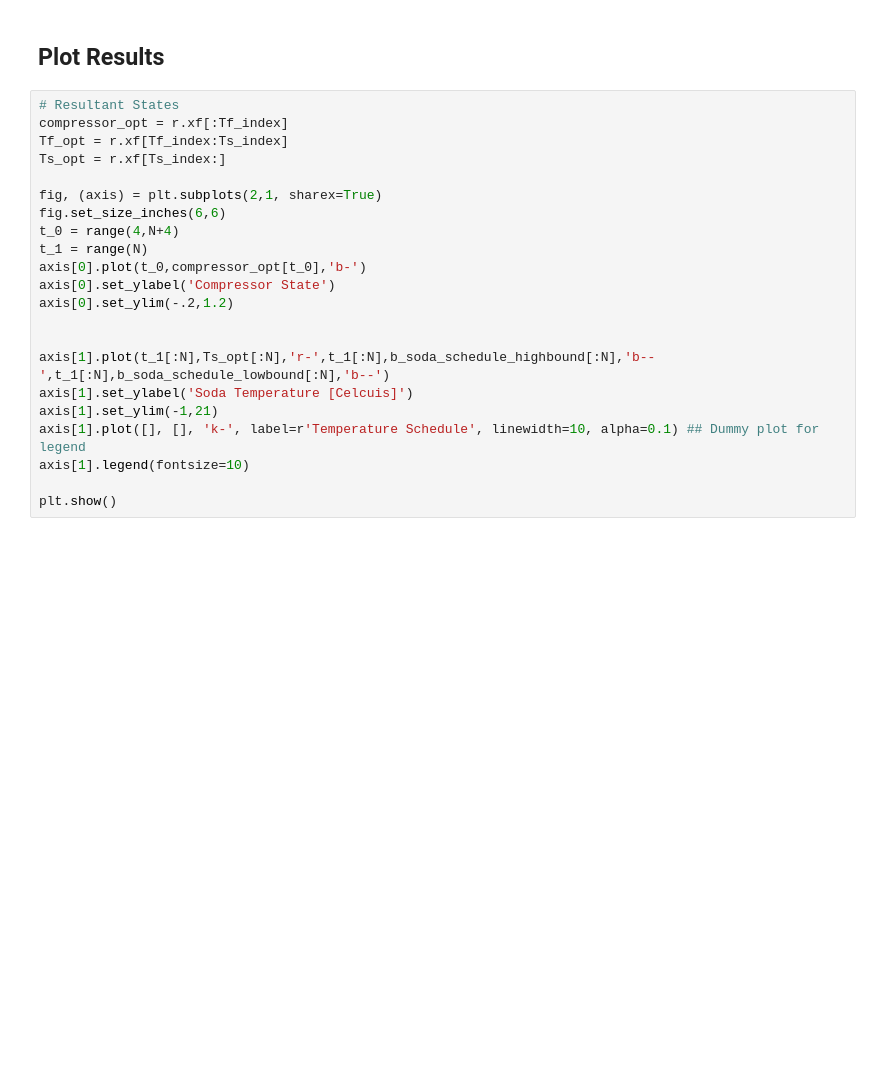
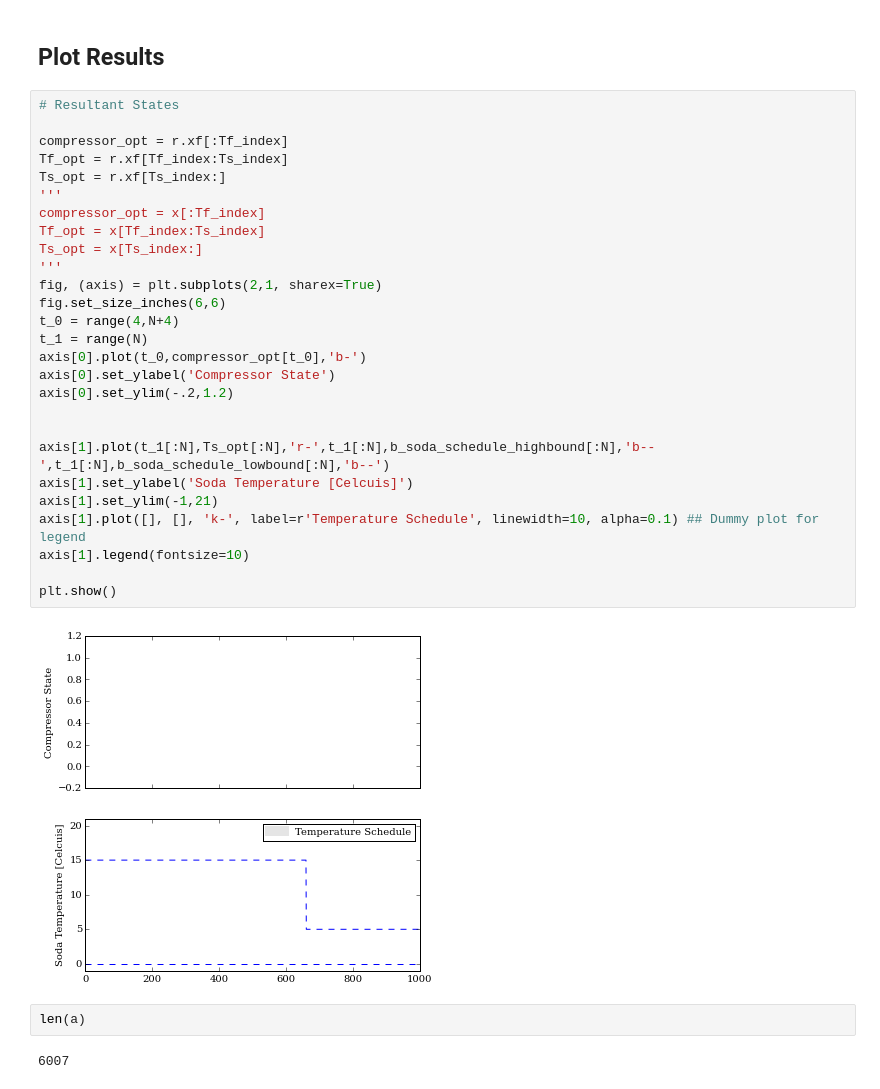
Before and after one commit to mroeschke/Fridge-Project, a Jupyter notebook: Optimization_Notes.ipynb, the cells around one changed output. Cells and saved outputs as stored; diff of their text form; blank space fills up the shorter version.

```diff
--- a/Optimization_Notes.ipynb
+++ b/Optimization_Notes.ipynb
@@ -504,23 +524,34 @@ r = p.solve('lpSolve') #, -bfp 'bfp_LUSOL'
 ## Plot Results
 # %%
 # Resultant States
+
 compressor_opt = r.xf[:Tf_index]
 Tf_opt = r.xf[Tf_index:Ts_index]
 Ts_opt = r.xf[Ts_index:]
-
+'''
+compressor_opt = x[:Tf_index]
+Tf_opt = x[Tf_index:Ts_index]
+Ts_opt = x[Ts_index:]
+'''
 fig, (axis) = plt.subplots(2,1, sharex=True)
 fig.set_size_inches(6,6)
 t_0 = range(4,N+4)
 t_1 = range(N)
 axis[0].plot(t_0,compressor_opt[t_0],'b-')
 axis[0].set_ylabel('Compressor State')
 axis[0].set_ylim(-.2,1.2)
 
 
 axis[1].plot(t_1[:N],Ts_opt[:N],'r-',t_1[:N],b_soda_schedule_highbound[:N],'b--',t_1[:N],b_soda_schedule_lowbound[:N],'b--')
 axis[1].set_ylabel('Soda Temperature [Celcuis]')
 axis[1].set_ylim(-1,21)
 axis[1].plot([], [], 'k-', label=r'Temperature Schedule', linewidth=10, alpha=0.1) ## Dummy plot for legend
 axis[1].legend(fontsize=10)
 
 plt.show()
+# %% [output]
+[figure, added]
+# %%
+len(a)
+# %% [output]
+6007
```
Also changed, not shown: parts of 2 cells of this notebook.
